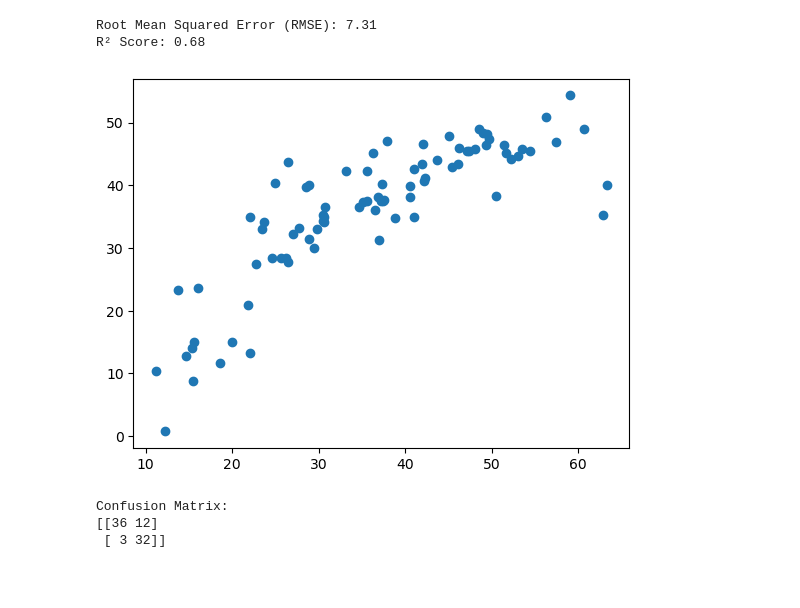
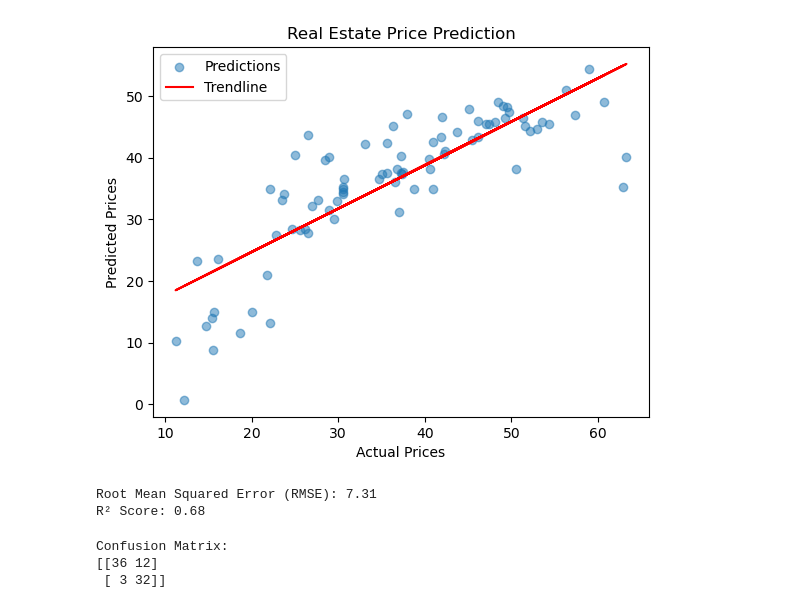
Before and after one commit to Jafestro/Data-Mallinnus, a Jupyter notebook: kidney/real_estate_valuation.ipynb, the cells around one changed output. Cells and saved outputs as stored; diff of their text form; code cells hidden in the pictures; blank space fills up the shorter version.

Commit message:
feat: add trendline

```diff
--- a/kidney/real_estate_valuation.ipynb
+++ b/kidney/real_estate_valuation.ipynb
@@ -5,37 +5,47 @@ from sklearn.model_selection import train_test_split
 from sklearn.preprocessing import StandardScaler
 from ucimlrepo import fetch_ucirepo
 import numpy as np
 import matplotlib.pyplot as plt
 from sklearn.metrics import confusion_matrix, ConfusionMatrixDisplay
 
 # fetch dataset
 real_estate_valuation = fetch_ucirepo(id=477)
 
 # data (as pandas dataframes)
 X = real_estate_valuation.data.features
 y = real_estate_valuation.data.targets
 
 scaler = StandardScaler()
 X_scaled = scaler.fit_transform(X)
 
 X_train, X_test, y_train, y_test = train_test_split(X_scaled, y, test_size=0.2, random_state=42)
 
 model = LinearRegression()
 model.fit(X_train, y_train)
 
 y_pred = model.predict(X_test)
 
-plt.scatter(y_test, y_pred)
+plt.scatter(y_test, y_pred, label="Predictions", alpha=0.5)
+
+# Fit a trendline (linear fit)
+m, b = np.polyfit(y_test.values.flatten(), y_pred.flatten(), 1)
+plt.plot(y_test, m * y_test + b, color='red', label="Trendline")
+
+plt.xlabel("Actual Prices")
+plt.ylabel("Predicted Prices")
+plt.title("Real Estate Price Prediction")
+plt.legend()
+plt.show()
 
 rmse = np.sqrt(mean_squared_error(y_test, y_pred))
 r2 = r2_score(y_test, y_pred)
 
 print(f"Root Mean Squared Error (RMSE): {rmse:.2f}")
 print(f"R² Score: {r2:.2f}")
 # %% [output]
+[figure, new version]
 Root Mean Squared Error (RMSE): 7.31
 R² Score: 0.68
-[figure, old version]
 # %%
 import matplotlib.pyplot as plt
 
```
